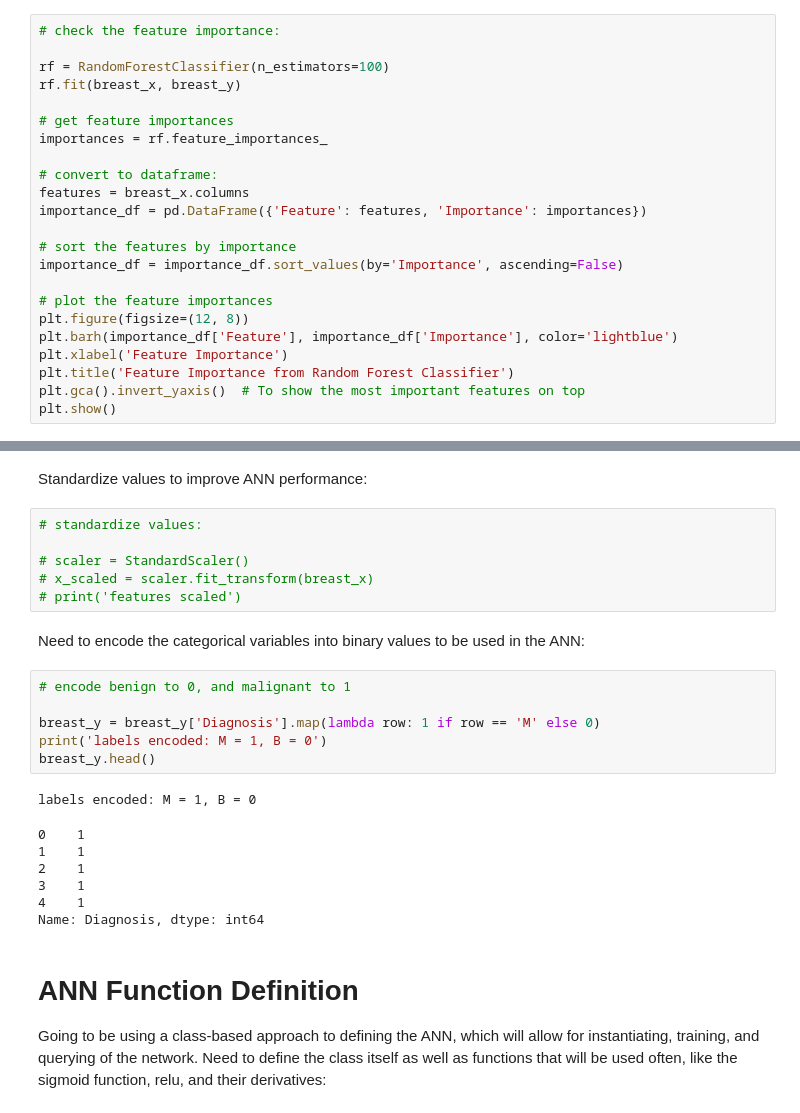
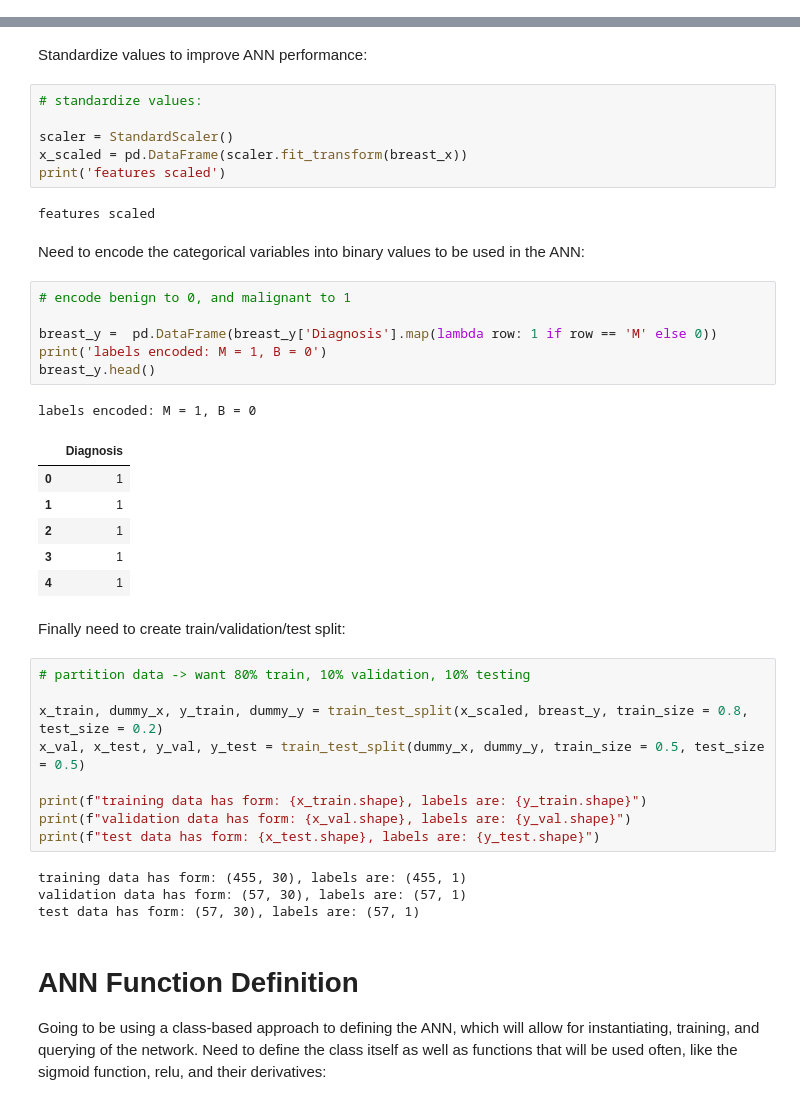
Before and after one commit to CS6765-ML-Team/programming-project, a Jupyter notebook: ann/ann.ipynb, the cells around one changed output, grey strips where cells are left out. Drawn from its saved outputs; the diff is of its cells as text.

```diff
--- a/ann/ann.ipynb
+++ b/ann/ann.ipynb
@@ -105,23 +98,0 @@ With 30 distinct features in the dataset, one must wonder what features are actu
-# %%
-# check the feature importance:
-
-rf = RandomForestClassifier(n_estimators=100)
-rf.fit(breast_x, breast_y)
-
-# get feature importances
-importances = rf.feature_importances_
-
-# convert to dataframe:
-features = breast_x.columns
-importance_df = pd.DataFrame({'Feature': features, 'Importance': importances})
-
-# sort the features by importance
-importance_df = importance_df.sort_values(by='Importance', ascending=False)
-
-# plot the feature importances
-plt.figure(figsize=(12, 8))
-plt.barh(importance_df['Feature'], importance_df['Importance'], color='lightblue')
-plt.xlabel('Feature Importance')
-plt.title('Feature Importance from Random Forest Classifier')
-plt.gca().invert_yaxis()  # To show the most important features on top
-plt.show()
@@ -163,25 +133,42 @@ Standardize values to improve ANN performance:
 # %%
 # standardize values:
 
-# scaler = StandardScaler()
-# x_scaled = scaler.fit_transform(breast_x)
-# print('features scaled')
+scaler = StandardScaler()
+x_scaled = pd.DataFrame(scaler.fit_transform(breast_x))
+print('features scaled')
+# %% [output]
+features scaled
 # %% [markdown]
 Need to encode the categorical variables into binary values to be used in the ANN:
 # %%
 # encode benign to 0, and malignant to 1
 
-breast_y = breast_y['Diagnosis'].map(lambda row: 1 if row == 'M' else 0)
+breast_y =  pd.DataFrame(breast_y['Diagnosis'].map(lambda row: 1 if row == 'M' else 0))
 print('labels encoded: M = 1, B = 0')
 breast_y.head()
 # %% [output]
 labels encoded: M = 1, B = 0
-0    1
-1    1
-2    1
-3    1
-4    1
-Name: Diagnosis, dtype: int64
+|  | Diagnosis |
+| 0 | 1 |
+| 1 | 1 |
+| 2 | 1 |
+| 3 | 1 |
+| 4 | 1 |
+# %% [markdown]
+Finally need to create train/validation/test split:
+# %%
+# partition data -> want 80% train, 10% validation, 10% testing
+
+x_train, dummy_x, y_train, dummy_y = train_test_split(x_scaled, breast_y, train_size = 0.8, test_size = 0.2)
+x_val, x_test, y_val, y_test = train_test_split(dummy_x, dummy_y, train_size = 0.5, test_size = 0.5)
+
+print(f"training data has form: {x_train.shape}, labels are: {y_train.shape}")
+print(f"validation data has form: {x_val.shape}, labels are: {y_val.shape}")
+print(f"test data has form: {x_test.shape}, labels are: {y_test.shape}")
+# %% [output]
+training data has form: (455, 30), labels are: (455, 1)
+validation data has form: (57, 30), labels are: (57, 1)
+test data has form: (57, 30), labels are: (57, 1)
 # %% [markdown]
 # **ANN Function Definition**
 
```
Also changed, not shown: parts of 12 cells of this notebook.
